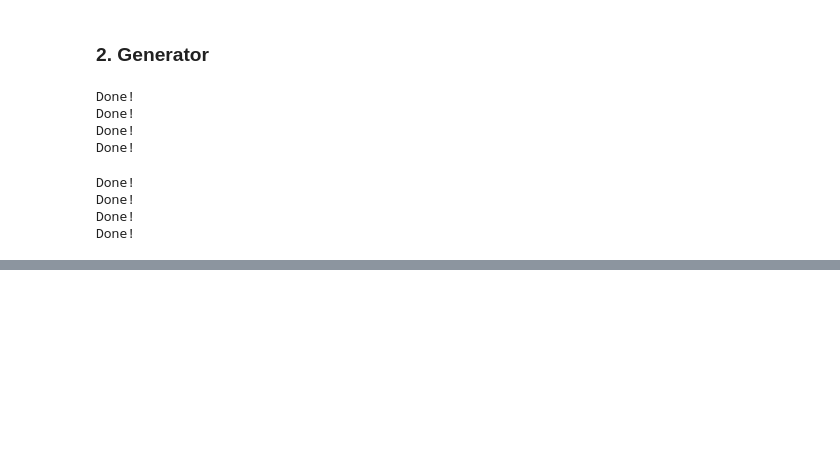
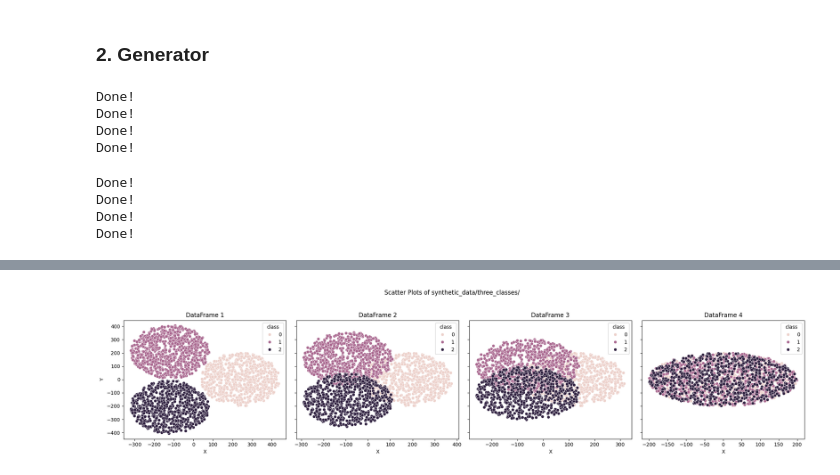
Before and after one commit to emanuelrgb01/HardnessMDL, a Jupyter notebook: research/datasets/generator.ipynb, the cells around one changed output, grey strips where cells are left out. Saved outputs shown, nothing was run; the diff lists cells and outputs as text; code cells hidden in the pictures; blank space fills up the shorter version.

```diff
--- a/research/datasets/generator.ipynb
+++ b/research/datasets/generator.ipynb
@@ -67,0 +86,4 @@ Done!
+# %%
+create_folder_plots("synthetic_data/three_classes/")
+# %% [output]
+[figure, added]
```
Also changed, not shown: parts of 4 cells of this notebook.
